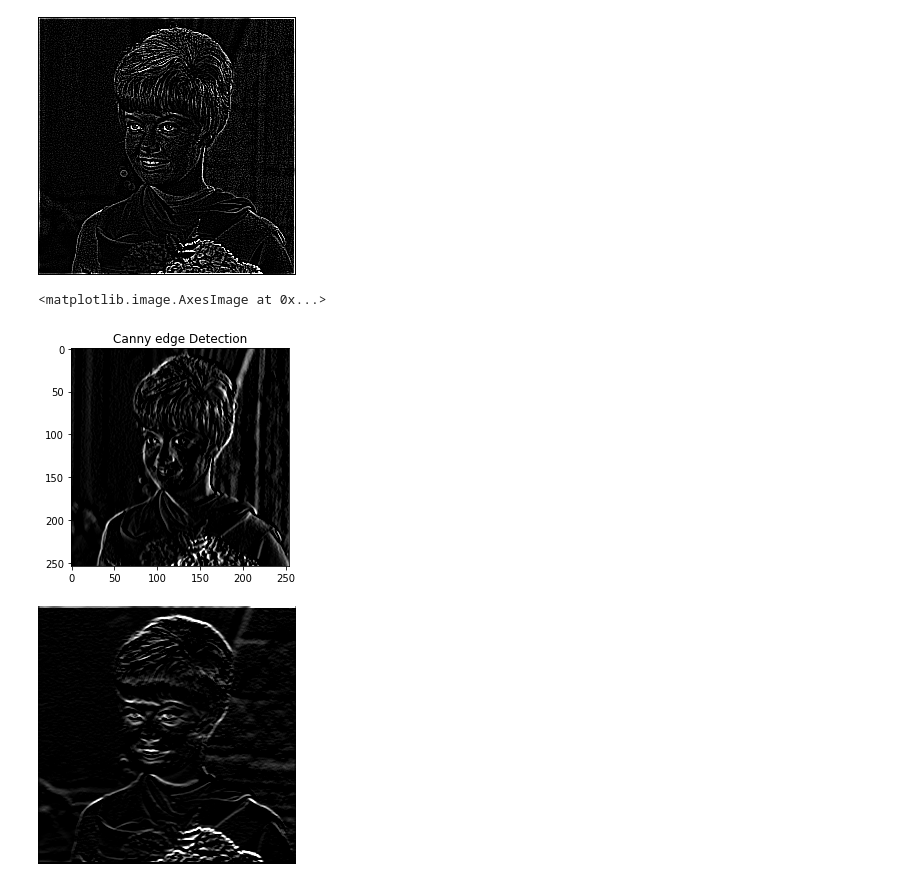
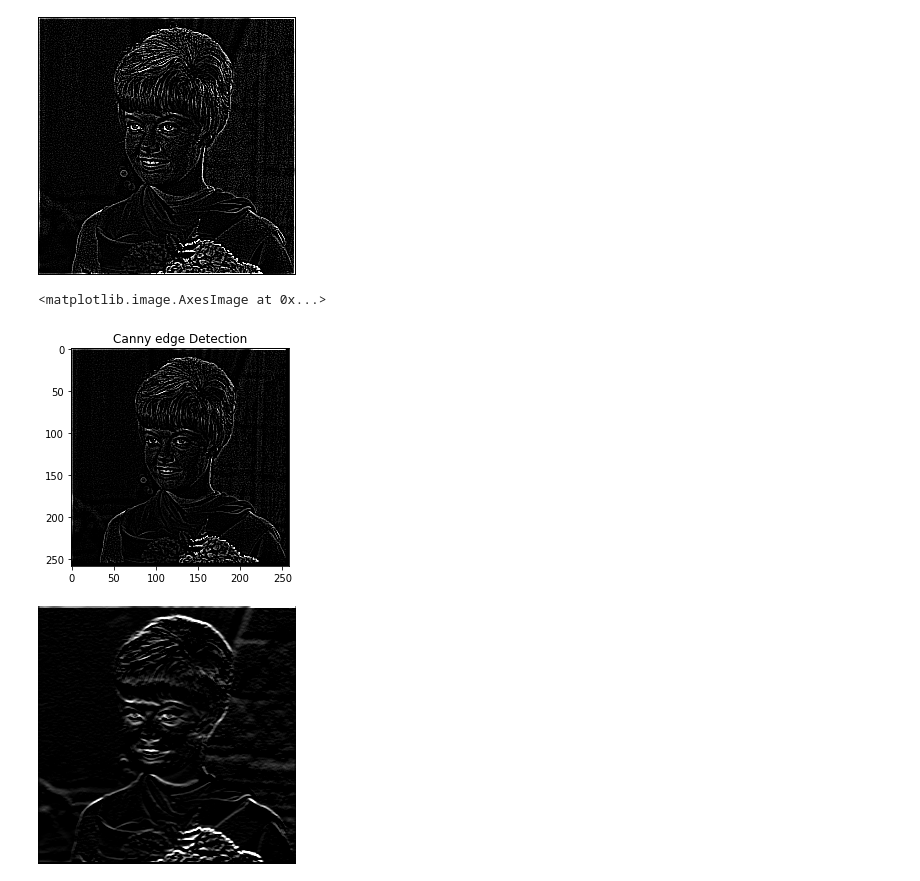
Before and after one commit to SitiZumarohdf/PCVK_Genap_2023, a Jupyter notebook: Week_7.ipynb, the cells around one changed output. Cells and saved outputs as stored; diff of their text form; code cells hidden in the pictures.

```diff
--- a/Week_7.ipynb
+++ b/Week_7.ipynb
@@ -156,16 +156,16 @@ cv2_imshow(convolution2d(img_gray, kernel_Canny, 1, 2))
 # %%
 # Canny edge Detection
 kernel_Canny = np.array([[-1, -1, -1],
                            [-1, 8, -1],
                            [-1, -1, -1]])
 img_kernel_Canny = img_gray.copy()
-img_kernel_Canny = convolution2d(img_gray,kernel_Canny,1,0)
+img_kernel_Canny = convolution2d(img_gray,kernel_Canny,1,2)
 
 plt.title("Canny edge Detection")
-plt.imshow(img_kernel_sobel, cmap='gray',vmin=0, vmax=255)
+plt.imshow(img_kernel_Canny, cmap='gray',vmin=0, vmax=255)
 # %% [output]
 <matplotlib.image.AxesImage at 0x...>
-[figure, old version]
+[figure, new version]
 # %%
 #Prewitt Edge DetectioN
 kernel_Prewitt = np.array([[-1, -1, -1],
```
Also changed, not shown: parts of 6 cells of this notebook.
